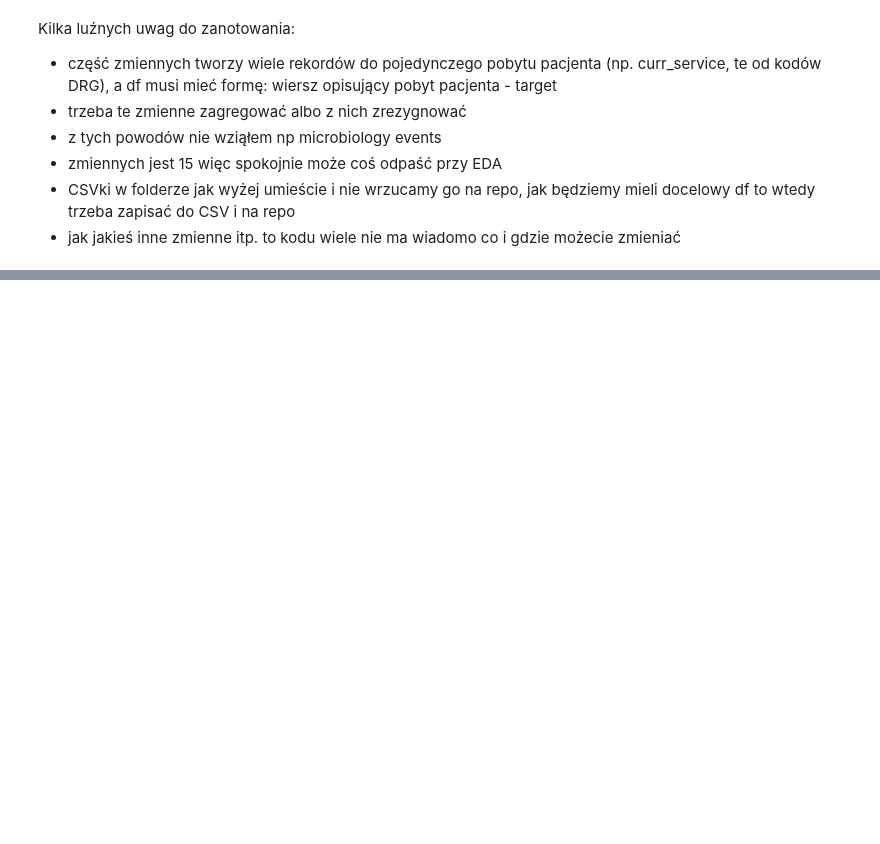
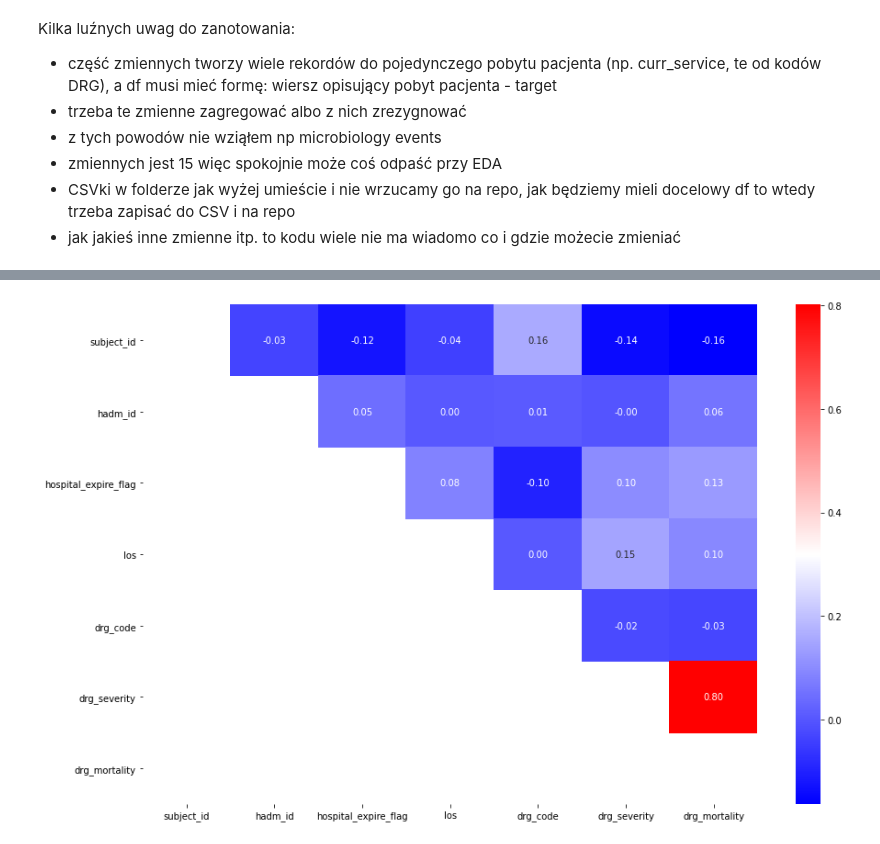
Before and after one commit to okcze/WB2021_projekt, a Jupyter notebook: PD3.ipynb, the cells around one changed output, grey strips where cells are left out. Saved outputs shown, nothing was run; the diff lists cells and outputs as text; code cells hidden in the pictures; blank space fills up the shorter version.

```diff
--- a/PD3.ipynb
+++ b/PD3.ipynb
@@ -67,0 +104,9 @@ df
+# %%
+df_corr = df.corr()
+mask = np.triu(np.ones_like(df_corr, dtype=bool)).transpose()
+
+plt.subplots(figsize=(15,10))
+sns.heatmap(df_corr, mask = mask, cmap = 'bwr', annot=True, fmt='.2f')
+plt.show()
+# %% [output]
+[figure, added]
```
Also changed, not shown: parts of 12 cells of this notebook.
